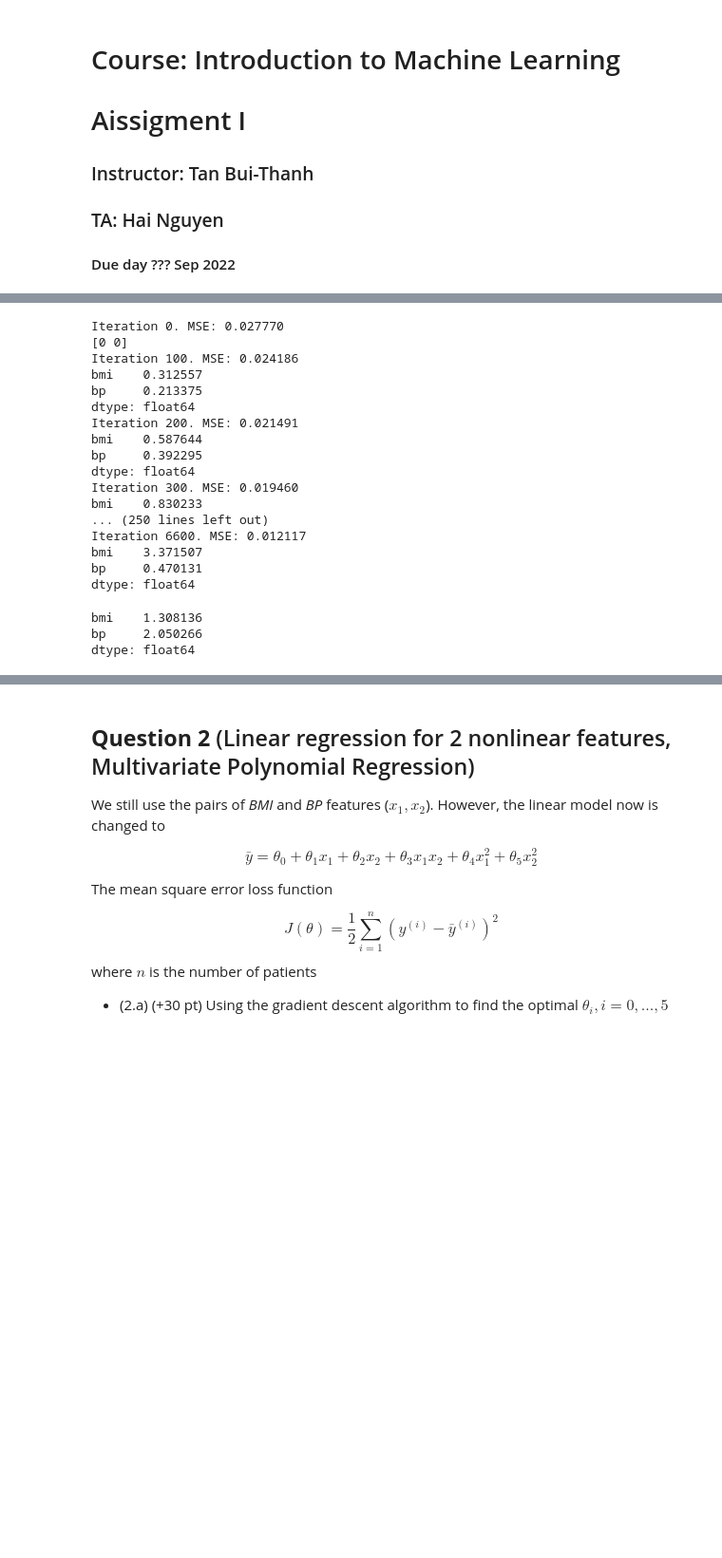
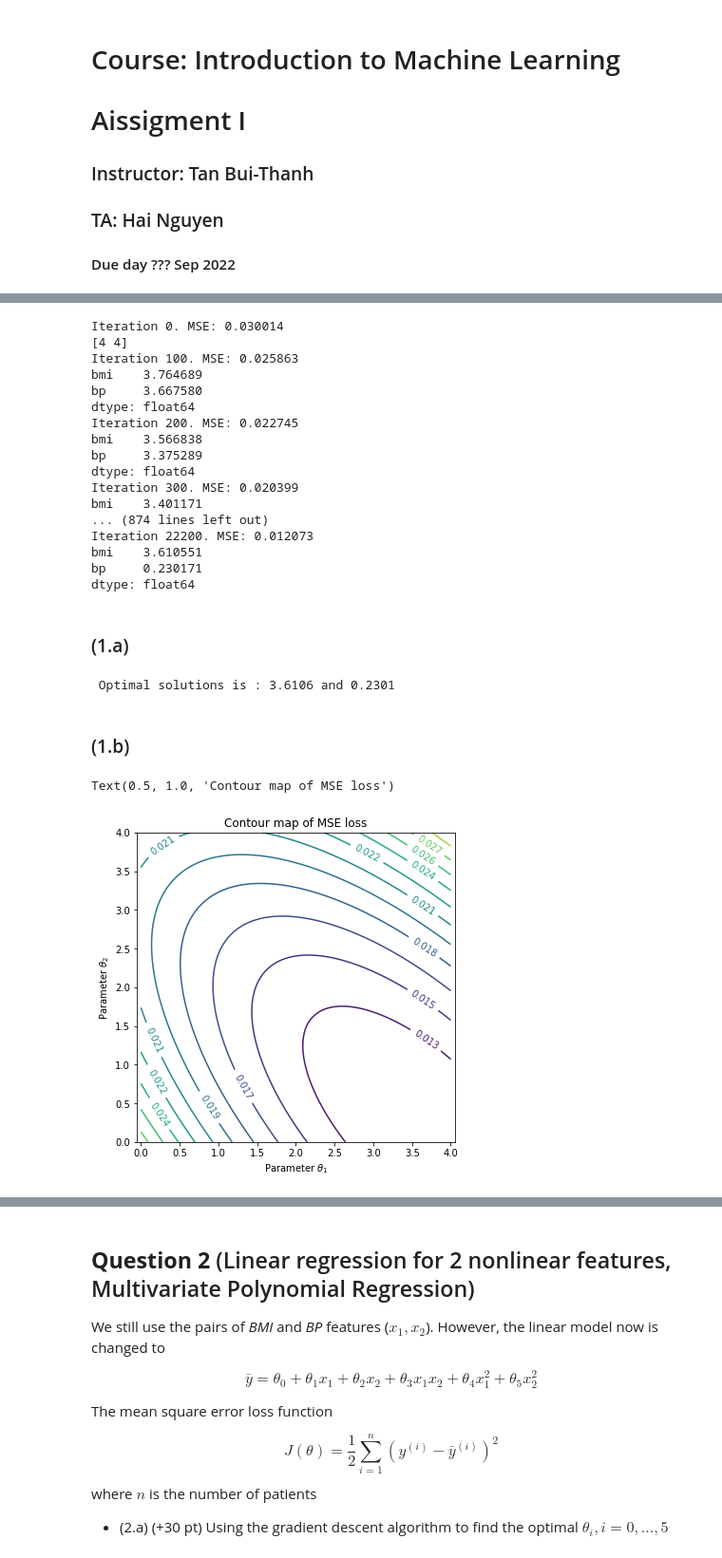
Before and after one commit to nguyenvanhaibk92/Fa22---INTRO-TO-MACHINE-LEARNING, a Jupyter notebook: Assignments_and_Exams/Assignment_1_solutions.ipynb, the cells around one changed output, grey strips where cells are left out. Shown at 95% size. Drawn from its saved outputs; the diff is of its cells as text; code cells hidden in the pictures; blank space fills up the shorter version.

Commit message:
Hai-update solutions

```diff
--- a/Assignments_and_Exams/Assignment_1_solutions.ipynb
+++ b/Assignments_and_Exams/Assignment_1_solutions.ipynb
@@ -24,7 +26,7 @@ where $n$ is the number of patients
 # %%
 import numpy as np
 import matplotlib.pyplot as plt
-plt.rcParams['figure.figsize'] = [8, 4]
+# plt.rcParams['figure.figsize'] = [8, 4]
 
 import pandas as pd
 from sklearn import datasets
@@ -76,7 +78,7 @@ y_train = y.iloc[-20:] / 300
 
 threshold = 1e-6
 step_size = 4e-1
-theta, theta_prev = np.array([0,0]), np.array([1,1])
+theta, theta_prev = np.array([4,4]), np.array([1,1])
 opt_pts = [theta]
 opt_grads = []
 iter = 0
@@ -84,7 +86,7 @@ iter = 0
 while np.linalg.norm(theta - theta_prev) > threshold:
     if iter % 100 == 0:
         print('Iteration %d. MSE: %.6f' % (iter, mean_squared_error(theta, X_train, y_train)))
-        print(theta)
+
     theta_prev = theta
     gradient = mse_gradient(theta, X_train, y_train)
     theta = theta_prev - step_size * gradient
@@ -92,26 +94,50 @@ while np.linalg.norm(theta - theta_prev) > threshold:
     opt_grads += [gradient]
     iter += 1
 # %% [output]
-Iteration 0. MSE: 0.027770
-[0 0]
-Iteration 100. MSE: 0.024186
-bmi    0.312557
-bp     0.213375
+Iteration 0. MSE: 0.030014
+[4 4]
+Iteration 100. MSE: 0.025863
+bmi    3.764689
+bp     3.667580
 dtype: float64
-Iteration 200. MSE: 0.021491
-bmi    0.587644
-bp     0.392295
+Iteration 200. MSE: 0.022745
+bmi    3.566838
+bp     3.375289
 dtype: float64
-Iteration 300. MSE: 0.019460
-bmi    0.830233
-... (250 lines left out)
-Iteration 6600. MSE: 0.012117
-bmi    3.371507
-bp     0.470131
+Iteration 300. MSE: 0.020399
+bmi    3.401171
+... (874 lines left out)
+Iteration 22200. MSE: 0.012073
+bmi    3.610551
+bp     0.230171
 dtype: float64
-# %%
-theta
-# %% [output]
-bmi    1.308136
-bp     2.050266
-dtype: float64
+# %% [markdown]
+### (1.a)
+# %%
+print(' Optimal solutions is : %.4f and %.4f' % (theta[0], theta[1]))
+# %% [output]
+ Optimal solutions is : 3.6106 and 0.2301
+# %% [markdown]
+### (1.b)
+# %%
+mesh_points = 101
+theta1_grid = np.linspace(0,4,mesh_points)
+theta2_grid = np.linspace(4,0,mesh_points)
+
+theta_1_cordinate, theta_2_cordinate = np.meshgrid(theta1_grid,theta2_grid)
+loss_value = np.zeros((mesh_points, mesh_points))
+
+for i in range(mesh_points):
+    for j in range(mesh_points):
+        loss_value[i,j] = mean_squared_error((theta_1_cordinate[i,j],theta_2_cordinate[i,j]) , X_train, y_train)
+# %%
+plt.figure(figsize=(6,6))
+contours = plt.contour(theta_1_cordinate, theta_2_cordinate, loss_value, 15)
+plt.clabel(contours)
+plt.xlim((0,4)), plt.xlabel('Parameter ' + r'$\theta_1$')
+plt.ylim((0,4)), plt.ylabel('Parameter ' + r'$\theta_2$')
+plt.axis('equal')
+plt.title('Contour map of MSE loss')
+# %% [output]
+Text(0.5, 1.0, 'Contour map of MSE loss')
+[figure, added]
```
Also changed, not shown: parts of 7 cells of this notebook.
